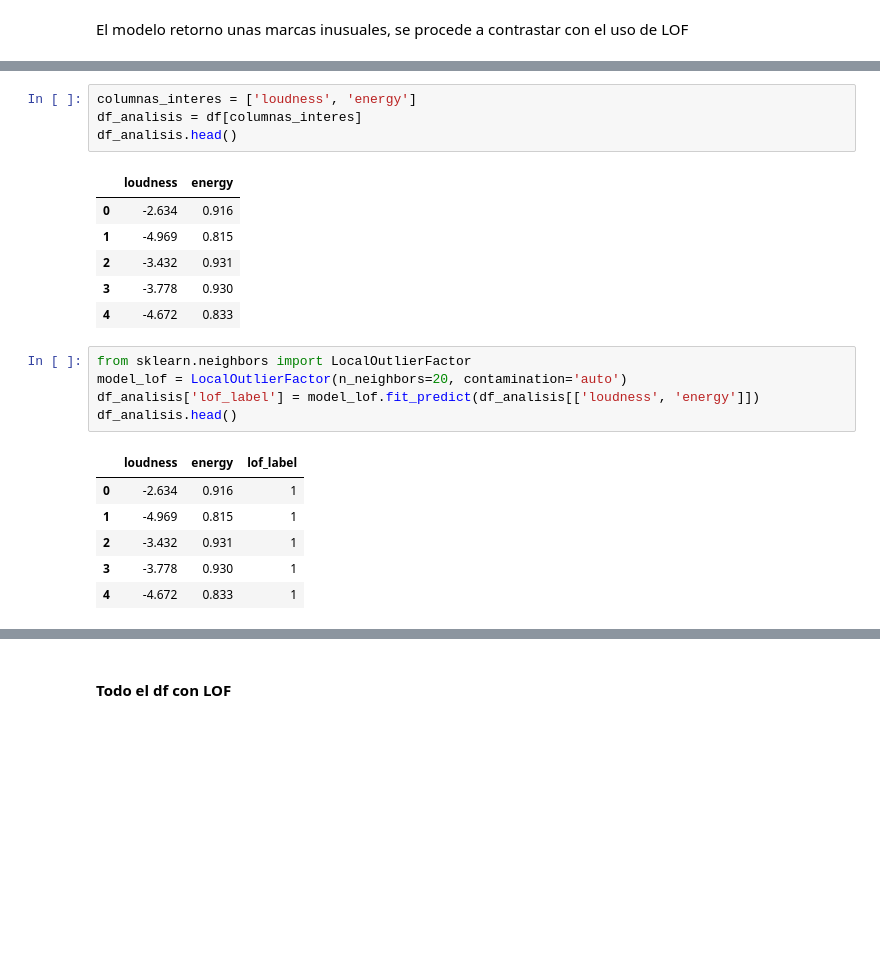
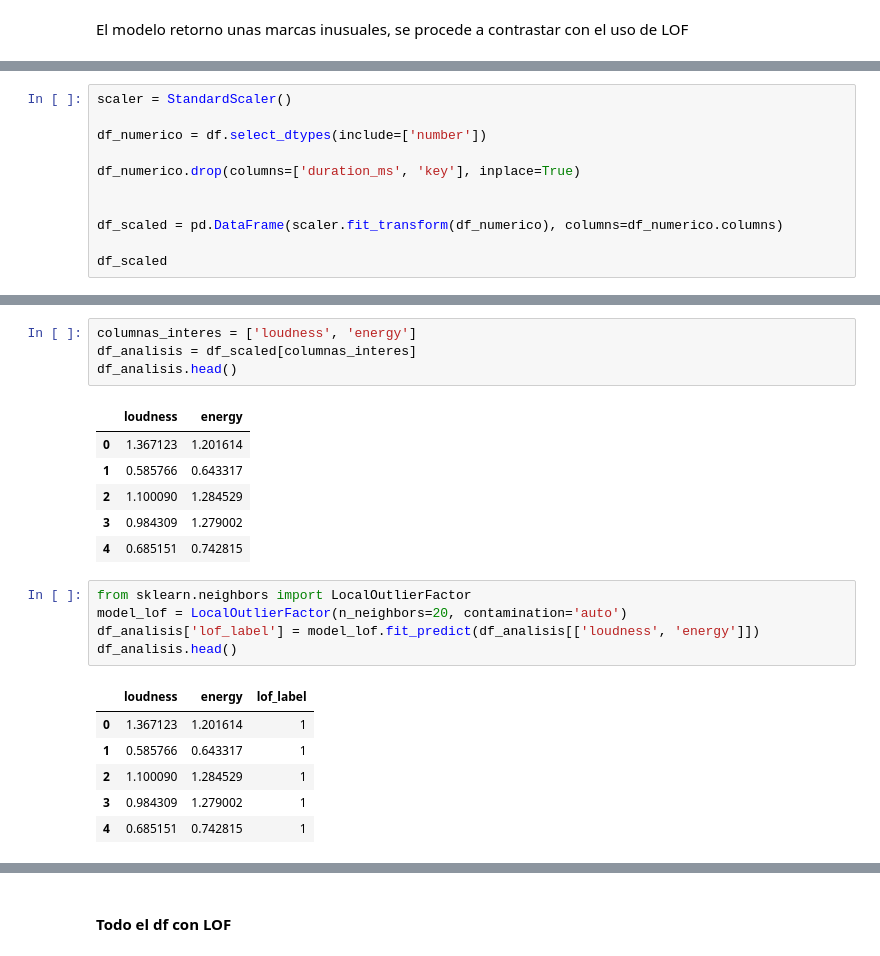
Before and after one commit to juanpablocarrillohortua/Proyecto_Data_Mining_UEC, a Jupyter notebook: notebooks/EDA_&_1st_part_notebook.ipynb, the cells around one changed output, grey strips where cells are left out. Saved outputs shown, nothing was run; the diff lists cells and outputs as text; blank space fills up the shorter version.

```diff
--- a/notebooks/EDA_&_1st_part_notebook.ipynb
+++ b/notebooks/EDA_&_1st_part_notebook.ipynb
@@ -1343,0 +1359,11 @@ El modelo retorno unas marcas inusuales, se procede a contrastar con el uso de L
+# %%
+scaler = StandardScaler()
+
+df_numerico = df.select_dtypes(include=['number'])
+
+df_numerico.drop(columns=['duration_ms', 'key'], inplace=True)
+
+
+df_scaled = pd.DataFrame(scaler.fit_transform(df_numerico), columns=df_numerico.columns)
+
+df_scaled
@@ -1344,14 +1384,14 @@ El modelo retorno unas marcas inusuales, se procede a contrastar con el uso de L
 # %%
 columnas_interes = ['loudness', 'energy']
-df_analisis = df[columnas_interes]
+df_analisis = df_scaled[columnas_interes]
 df_analisis.head()
 # %% [output]
 |  | loudness | energy |
-| 0 | -2.634 | 0.916 |
-| 1 | -4.969 | 0.815 |
-| 2 | -3.432 | 0.931 |
-| 3 | -3.778 | 0.930 |
-| 4 | -4.672 | 0.833 |
+| 0 | 1.367123 | 1.201614 |
+| 1 | 0.585766 | 0.643317 |
+| 2 | 1.100090 | 1.284529 |
+| 3 | 0.984309 | 1.279002 |
+| 4 | 0.685151 | 0.742815 |
 # %%
 from sklearn.neighbors import LocalOutlierFactor
 model_lof = LocalOutlierFactor(n_neighbors=20, contamination='auto')
@@ -1359,11 +1399,11 @@ df_analisis['lof_label'] = model_lof.fit_predict(df_analisis[['loudness', 'energ
 df_analisis.head()
 # %% [output]
 |  | loudness | energy | lof_label |
-| 0 | -2.634 | 0.916 | 1 |
-| 1 | -4.969 | 0.815 | 1 |
-| 2 | -3.432 | 0.931 | 1 |
-| 3 | -3.778 | 0.930 | 1 |
-| 4 | -4.672 | 0.833 | 1 |
+| 0 | 1.367123 | 1.201614 | 1 |
+| 1 | 0.585766 | 0.643317 | 1 |
+| 2 | 1.100090 | 1.284529 | 1 |
+| 3 | 0.984309 | 1.279002 | 1 |
+| 4 | 0.685151 | 0.742815 | 1 |
 # %%
 plt.figure(figsize=(10, 6))
 sns.scatterplot(
```
Also changed, not shown: parts of 9 cells of this notebook, 2 other files.
